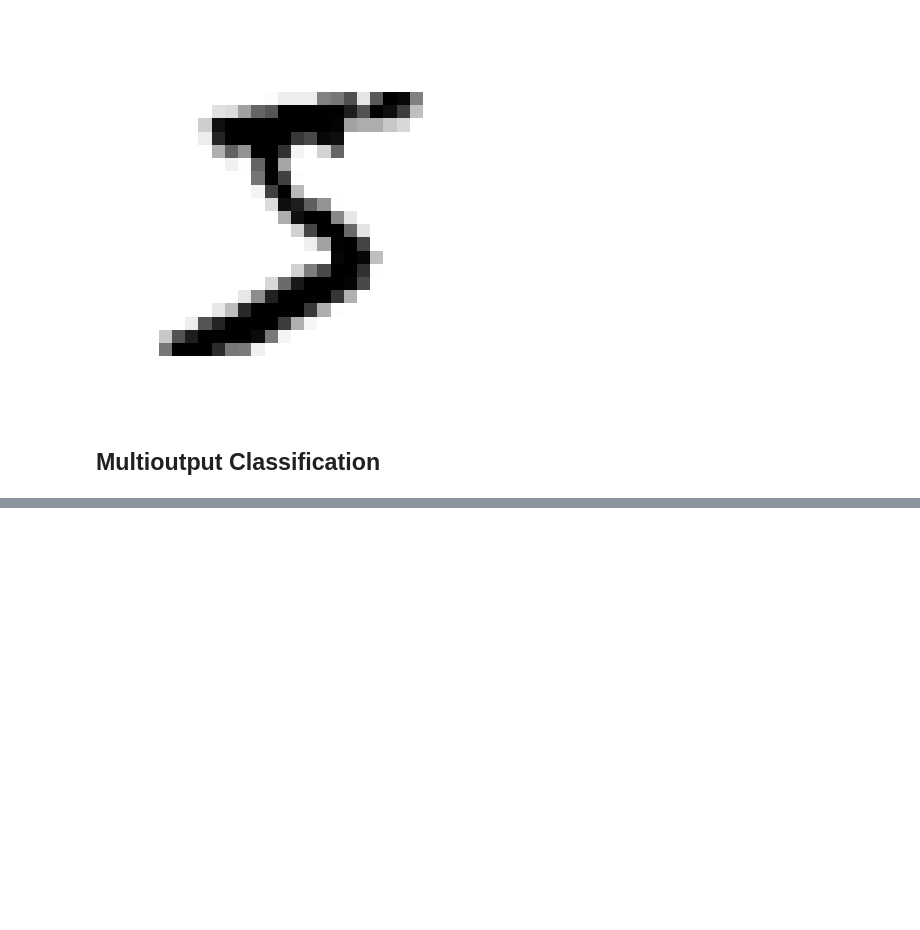
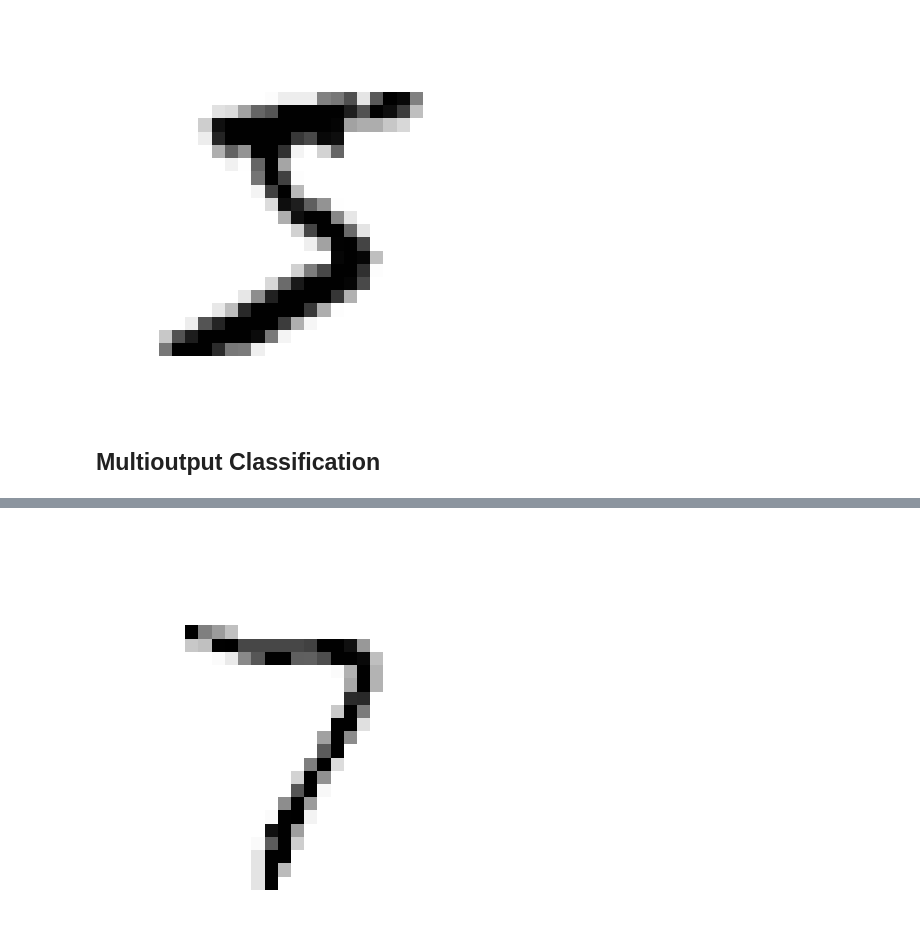
Before and after one commit to LucasVmigotto/oreilly-geron-hands-on-machine-learning-3, a Jupyter notebook: notebooks/3-classification.ipynb, the cells around one changed output, grey strips where cells are left out. Drawn from its saved outputs; the diff is of its cells as text; code cells hidden in the pictures; blank space fills up the shorter version.

```diff
--- a/notebooks/3-classification.ipynb
+++ b/notebooks/3-classification.ipynb
@@ -654,0 +674,9 @@ Prediction:  [[0. 1.]]
+# %%
+knn_clf = KNeighborsClassifier()
+knn_clf.fit(X_train_mod, y_train_mod)
+
+clear_digit = knn_clf.predict([X_test_mod[0]])
+
+plot_digit(clear_digit)
+# %% [output]
+[figure, added]
```
Also changed, not shown: parts of 2 cells of this notebook.
